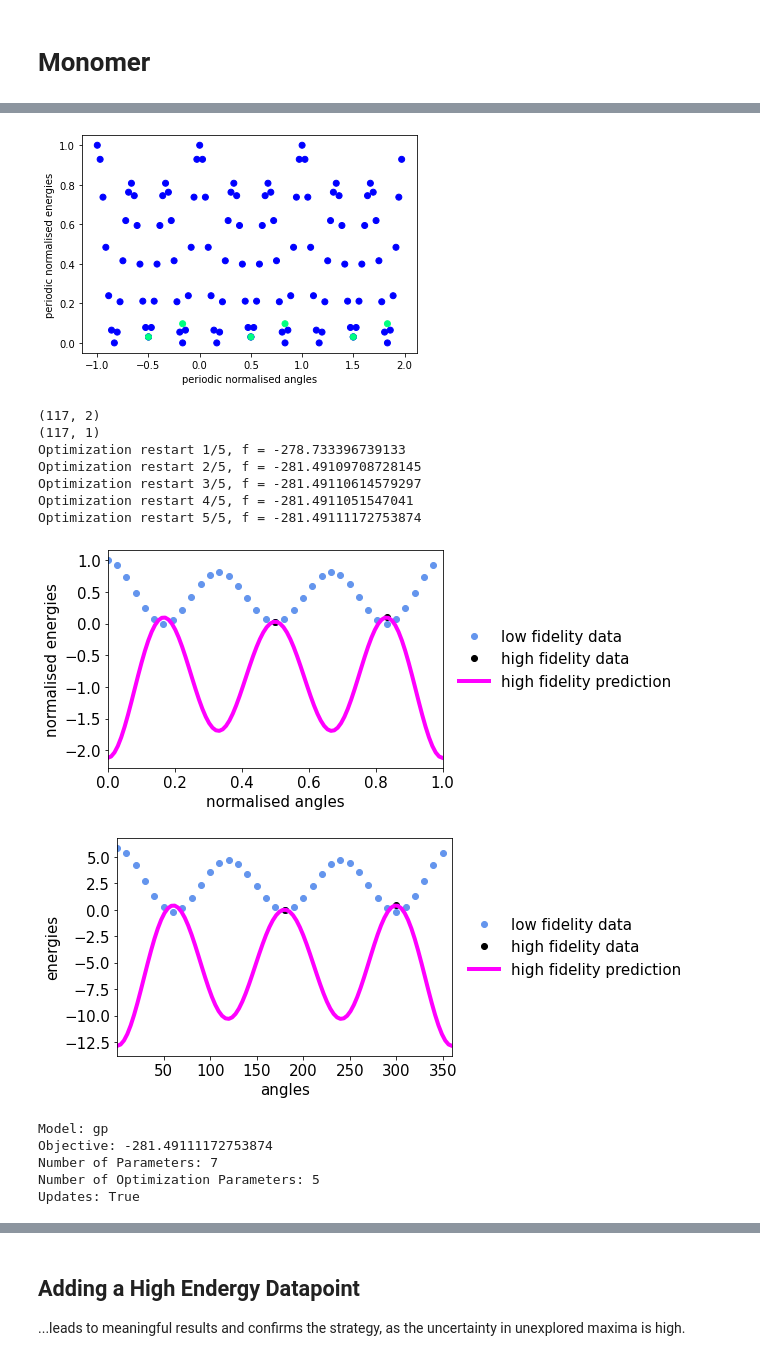
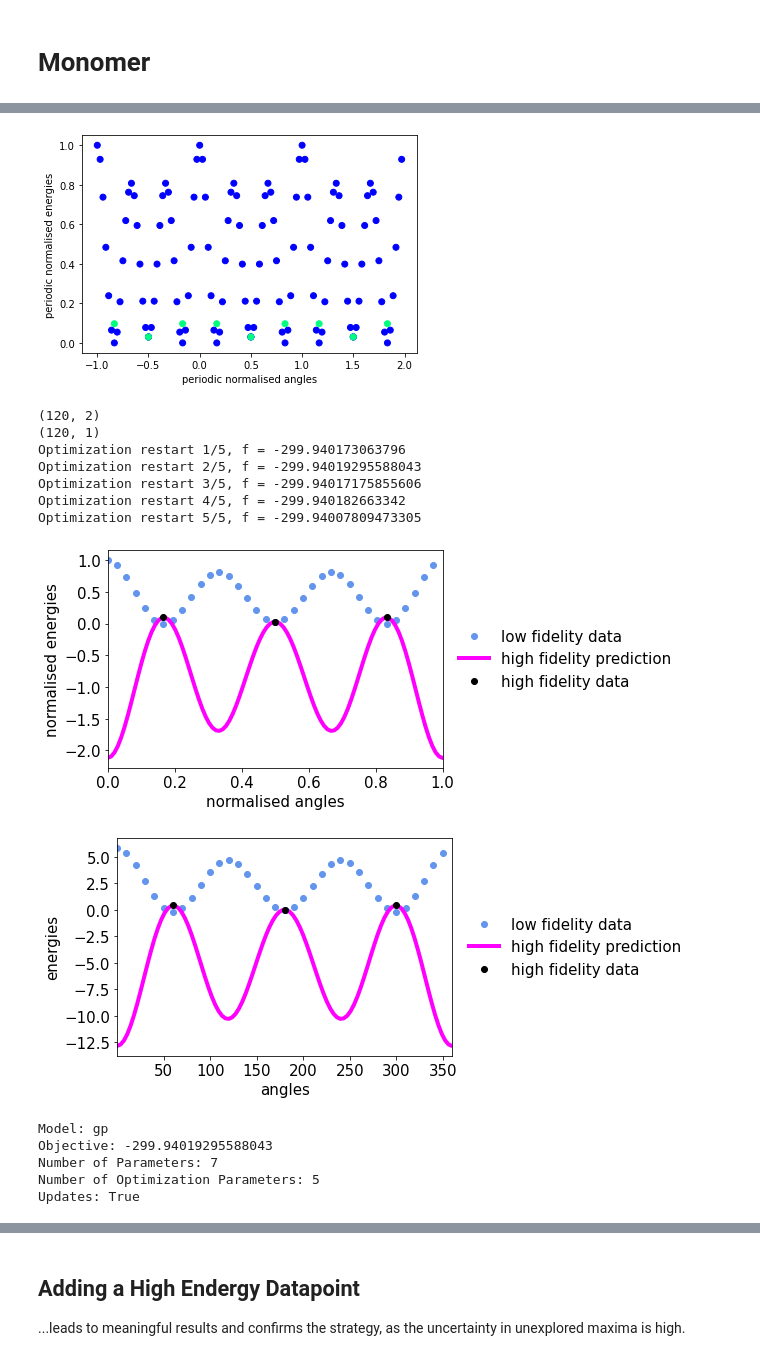
Before and after one commit to maxfleck/tamkintools-multi-fidelity-bayesian, a Jupyter notebook: Umer_results/umer_mf.ipynb, the cells around one changed output, grey strips where cells are left out. Cells and saved outputs as stored; diff of their text form; code cells hidden in the pictures.

```diff
--- a/Umer_results/umer_mf.ipynb
+++ b/Umer_results/umer_mf.ipynb
@@ -133,8 +133,8 @@ Updates: True
 | mixed_noise.Gaussian_noise.variance | 1e-07 | fixed +ve |  |
 | mixed_noise.Gaussian_noise_1.vari... | 1e-07 | fixed +ve |  |
 # %%
-cc_dihedral_monomer = np.array( [180,300] )
-cc_energy_monomer = np.array( [ 0., 0.4] )
+cc_dihedral_monomer = np.array( [60, 180,300] )
+cc_energy_monomer = np.array( [ 0.4, 0., 0.4] )
 
 
 dihedral_monomer = ( rotor1.rot_scan.potential[0] )/np.pi*180
@@ -192,15 +192,15 @@ set angle range 360.0
-[figure, old version]
+[figure, new version]
-(117, 2)
-(117, 1)
-Optimization restart 1/5, f = -278.733396739133
-Optimization restart 2/5, f = -281.49109708728145
-Optimization restart 3/5, f = -281.49110614579297
-Optimization restart 4/5, f = -281.4911051547041
-Optimization restart 5/5, f = -281.49111172753874
+(120, 2)
+(120, 1)
+Optimization restart 1/5, f = -299.940173063796
+Optimization restart 2/5, f = -299.94019295588043
+Optimization restart 3/5, f = -299.94017175855606
+Optimization restart 4/5, f = -299.940182663342
+Optimization restart 5/5, f = -299.94007809473305
-[figure, old version]
+[figure, new version]
-[figure, old version]
+[figure, new version]
 Model: gp
-Objective: -281.49111172753874
+Objective: -299.94019295588043
 Number of Parameters: 7
 Number of Optimization Parameters: 5
 Updates: True
```
Also changed, not shown: parts of 4 cells of this notebook, 47 other files.
